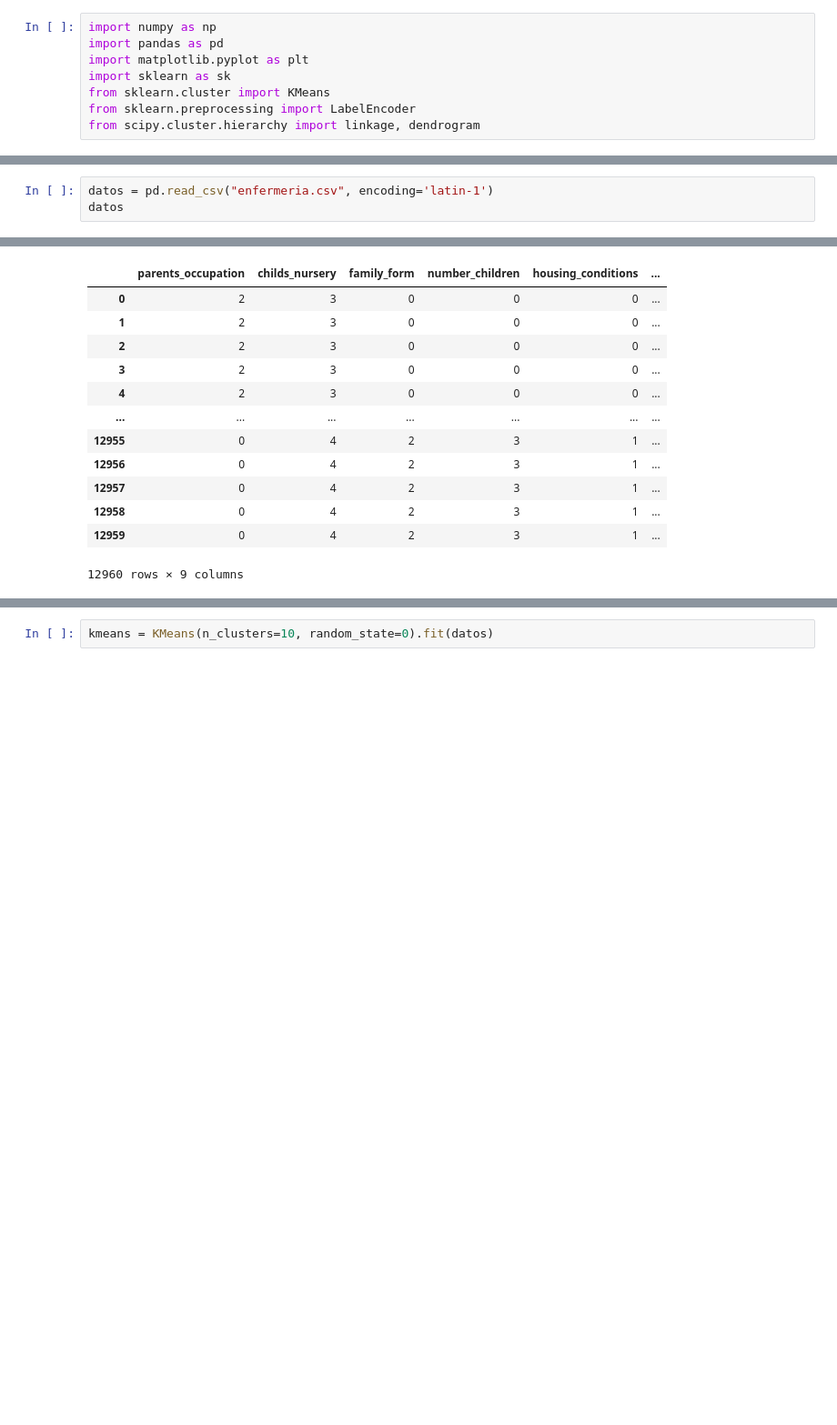
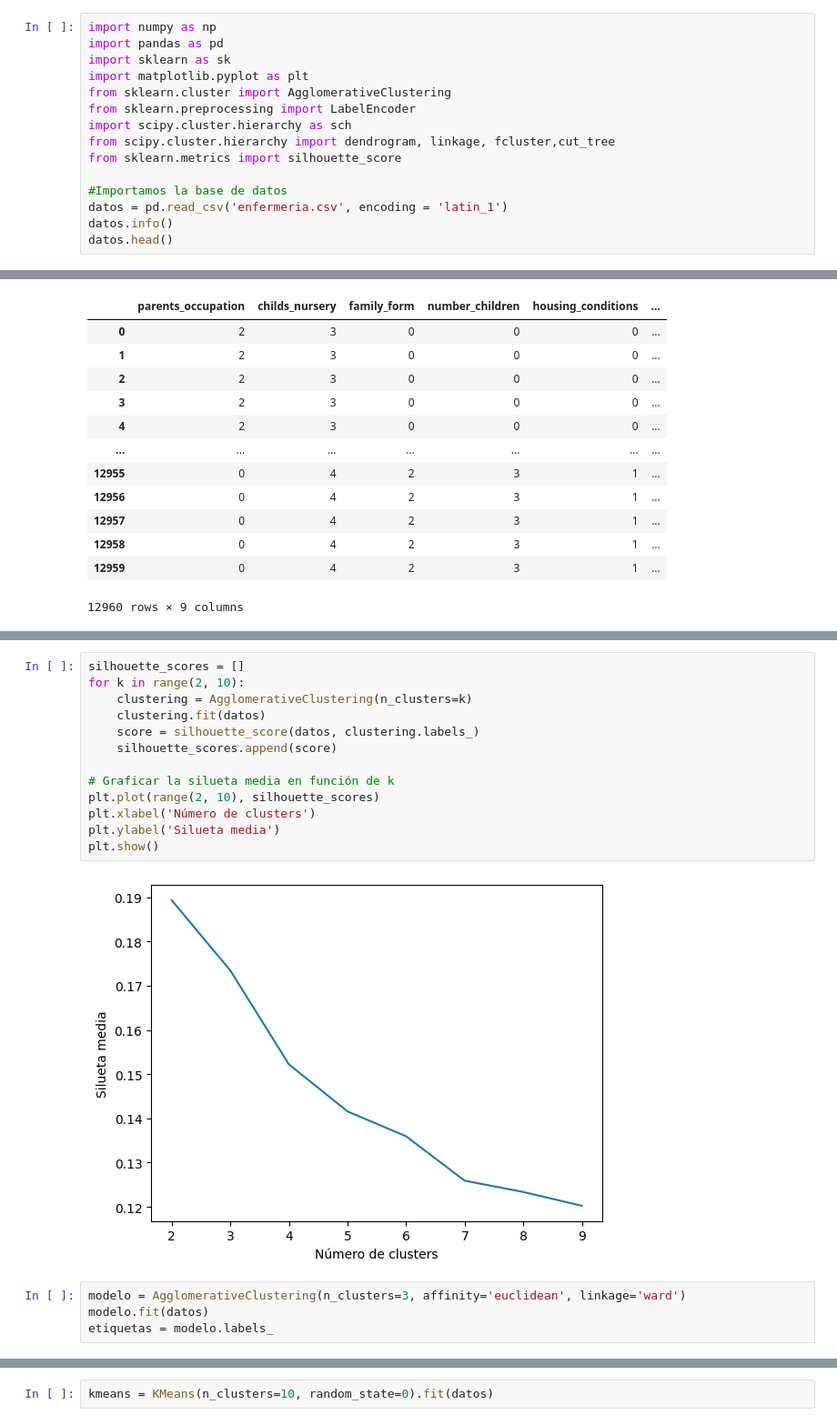
Before and after one commit to AlvaroGarcia-Cid/practica-4, a Jupyter notebook: LAB04_P3.ipynb, the cells around one changed output, grey strips where cells are left out. Shown: that part at 91% size. Drawn from its saved outputs; the diff is of its cells as text; blank space fills up the shorter version.

```diff
--- a/LAB04_P3.ipynb
+++ b/LAB04_P3.ipynb
@@ -10,8 +12,15 @@ A continuación se muestrán las librerías de Python utilizadas en esta prácti
 # %%
 import numpy as np
 import pandas as pd
+import sklearn as sk
 import matplotlib.pyplot as plt
-import sklearn as sk
-from sklearn.cluster import KMeans
+from sklearn.cluster import AgglomerativeClustering
 from sklearn.preprocessing import LabelEncoder
-from scipy.cluster.hierarchy import linkage, dendrogram
+import scipy.cluster.hierarchy as sch
+from scipy.cluster.hierarchy import dendrogram, linkage, fcluster,cut_tree
+from sklearn.metrics import silhouette_score
+
+#Importamos la base de datos
+datos = pd.read_csv('enfermeria.csv', encoding = 'latin_1')
+datos.info()
+datos.head()
@@ -19,6 +79,3 @@ from scipy.cluster.hierarchy import linkage, dendrogram
 # Preprocesamiento de los datos
 # %% [markdown]
 Descargamos los datos para comenzar a trabajar con ellos
-# %%
-datos = pd.read_csv("enfermeria.csv", encoding='latin-1')
-datos
@@ -70,0 +127,19 @@ datos
+# %%
+silhouette_scores = []
+for k in range(2, 10):
+    clustering = AgglomerativeClustering(n_clusters=k)
+    clustering.fit(datos)
+    score = silhouette_score(datos, clustering.labels_)
+    silhouette_scores.append(score)
+
+# Graficar la silueta media en función de k
+plt.plot(range(2, 10), silhouette_scores)
+plt.xlabel('Número de clusters')
+plt.ylabel('Silueta media')
+plt.show()
+# %% [output]
+[figure, added]
+# %%
+modelo = AgglomerativeClustering(n_clusters=3, affinity='euclidean', linkage='ward')
+modelo.fit(datos)
+etiquetas = modelo.labels_
```
Also changed, not shown: parts of 12 cells of this notebook.
